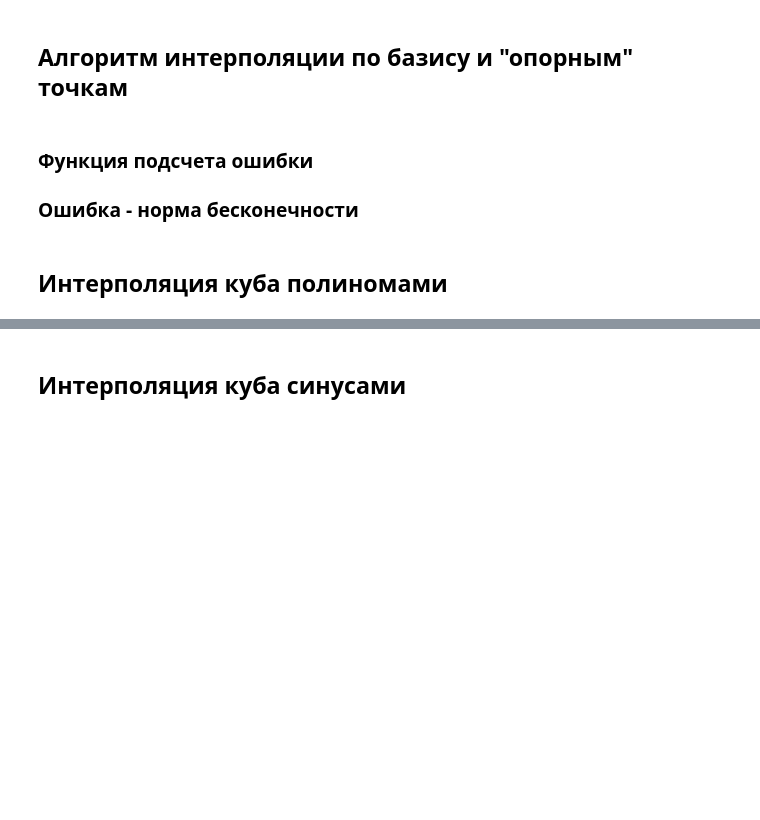
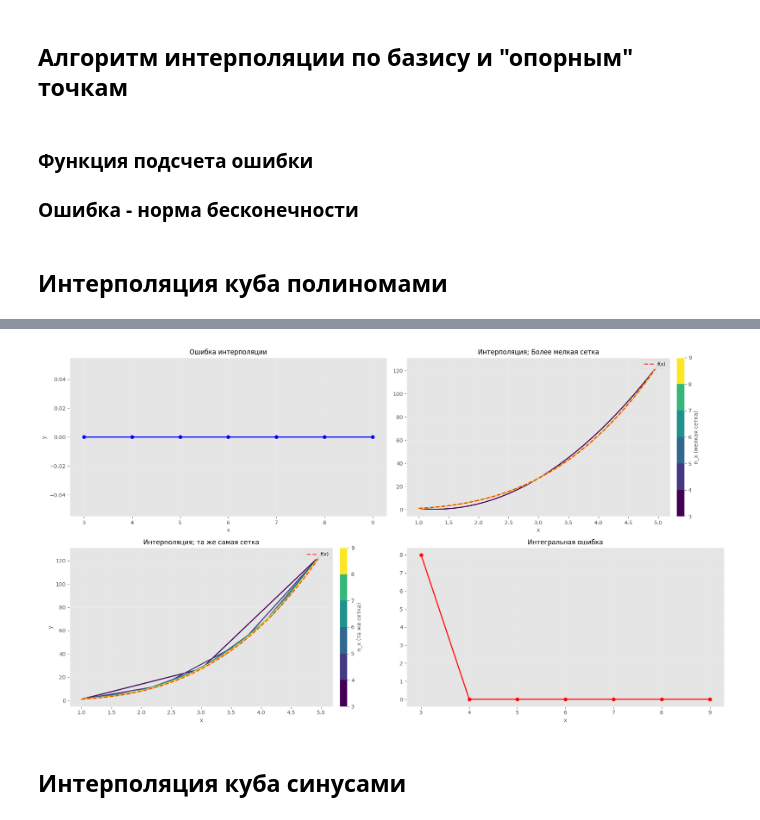
Before and after one commit to MarkovAlexandr314/VychMaty, a Jupyter notebook: hw1/interpolation.ipynb, the cells around one changed output, grey strips where cells are left out. Saved outputs shown, nothing was run; the diff lists cells and outputs as text; code cells hidden in the pictures; blank space fills up the shorter version.

Commit message:
Add colors to interpolate graphics

```diff
--- a/hw1/interpolation.ipynb
+++ b/hw1/interpolation.ipynb
@@ -102,2 +77,80 @@ axes[1][1].plot(N_x, ERROR_INTEGRATE);
+# %%
+fig, axes = plt.subplots(nrows=2, ncols=2, figsize=(18, 10))
+
+f = lambda x: x**3
+
+x_max, x_min, step = 10, 3, 1
+N_x = np.arange(x_min, x_max, step, dtype=int)
+
+# Создание дискретной цветовой карты
+cmap = plt.cm.viridis
+colors = cmap(np.linspace(0, 1, len(N_x)))
+discrete_cmap = ListedColormap(colors)
+norm = mpl.colors.BoundaryNorm(N_x, discrete_cmap.N)
+
+ERROR = []
+ERROR_INTEGRATE = []
+
+x_l = 1
+x_r = 5
+for n_x in N_x:
+
+    x = np.linspace(x_l, x_r, n_x)
+    x_new = np.linspace(x_l, x_r, n_x*10)
+    pl = pl = interpolate(x, f(x))
+
+    color = discrete_cmap(norm(n_x))
+
+    # Более мелкая сетка
+    axes[0][1].plot(x_new, pl(x_new), color=color, linewidth=2)
+    # Та же сетка, что для интерполяции
+    axes[1][0].plot(x, pl(x), color=color, linewidth=2)
+
+    ERROR.append(error(f, pl, x))
+    ERROR_INTEGRATE.append(error_integrate(f, pl, x))
+
+# Добавляем исходную функцию
+x_dense = np.linspace(x_l, x_r, 1000)
+axes[0][1].plot(x_dense, f(x_dense), 'r--', linewidth=2, alpha=0.7, label='f(x)')
+axes[1][0].plot(x_dense, f(x_dense), 'r--', linewidth=2, alpha=0.7, label='f(x)')
+
+# Добавляем цветовые шкалы
+cbar1 = fig.colorbar(mpl.cm.ScalarMappable(norm=norm, cmap=discrete_cmap),
+                    ax=axes[0][1], orientation='vertical', pad=0.02)
+cbar1.set_label('n_x (мелкая сетка)', fontsize=10)
+cbar1.set_ticks(N_x)
+
+cbar2 = fig.colorbar(mpl.cm.ScalarMappable(norm=norm, cmap=discrete_cmap),
+                    ax=axes[1][0], orientation='vertical', pad=0.02)
+cbar2.set_label('n_x (та же сетка)', fontsize=10)
+cbar2.set_ticks(N_x)
+
+# Настройка заголовков и осей
+axes[0][1].set_title("Интерполяция; Более мелкая сетка", fontsize=12)
+axes[0][0].set_title("Ошибка интерполяции", fontsize=12)
+axes[1][0].set_title("Интерполяция; та же самая сетка", fontsize=12)
+axes[1][1].set_title("Интегральная ошибка", fontsize=12)
+
+# Построение графиков ошибок
+axes[0][0].plot(N_x, ERROR, 'bo-', linewidth=2, markersize=6)
+axes[1][1].plot(N_x, ERROR_INTEGRATE, 'ro-', linewidth=2, markersize=6)
+
+# Добавляем сетку и подписи осей
+for i in range(2):
+    for j in range(2):
+        axes[i][j].grid(alpha=0.3)
+        axes[i][j].set_xlabel('x', fontsize=10)
+        if j == 0:
+            axes[i][j].set_ylabel('y', fontsize=10)
+
+# Добавляем легенду для исходной функции
+axes[0][1].legend(loc='upper right', fontsize=9)
+axes[1][0].legend(loc='upper right', fontsize=9)
+
+
+plt.tight_layout()
+plt.show()
+# %% [output]
+[figure, added]
 # %% [markdown]
 ## Интерполяция куба синусами
```
Also changed, not shown: parts of 9 cells of this notebook.
